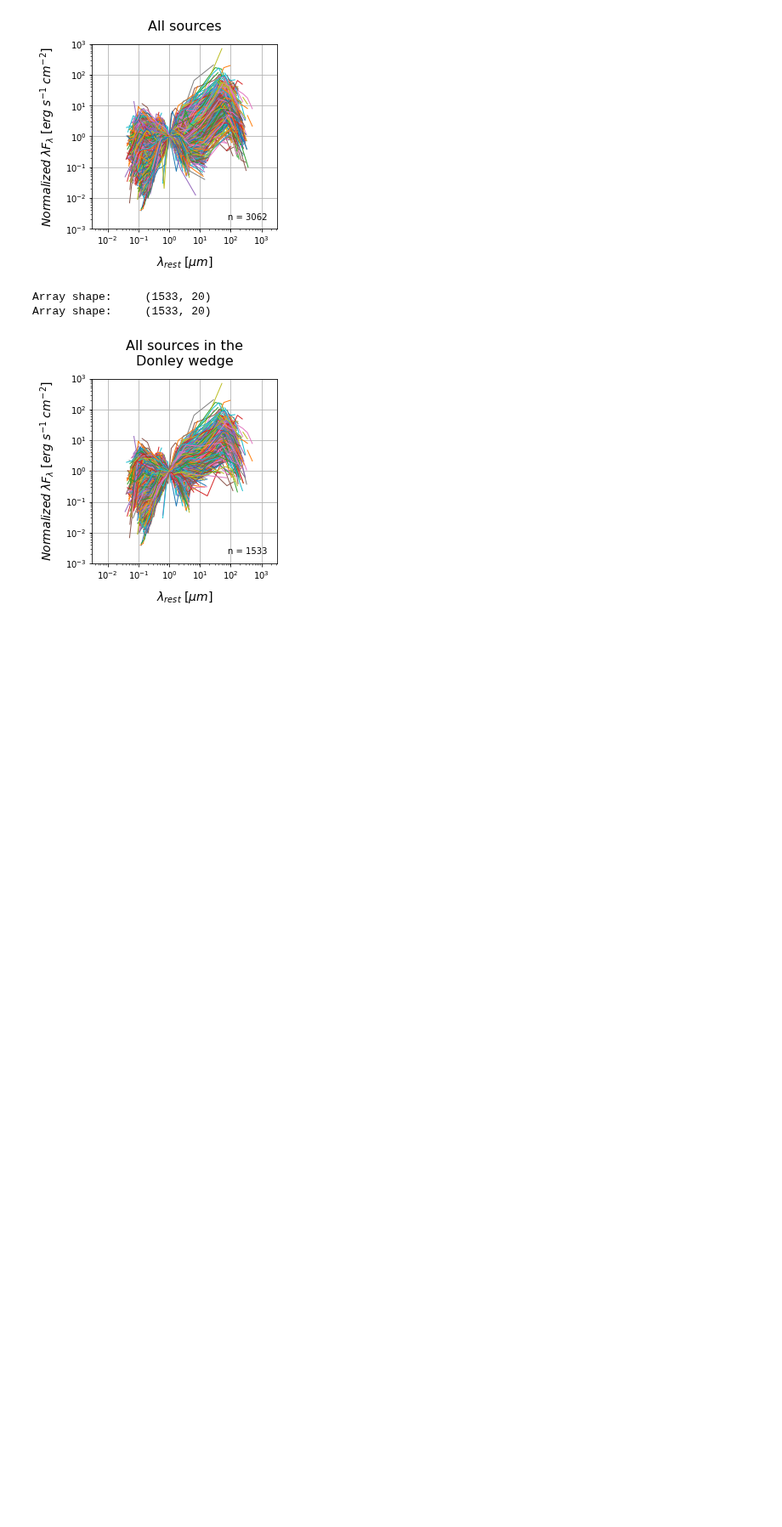
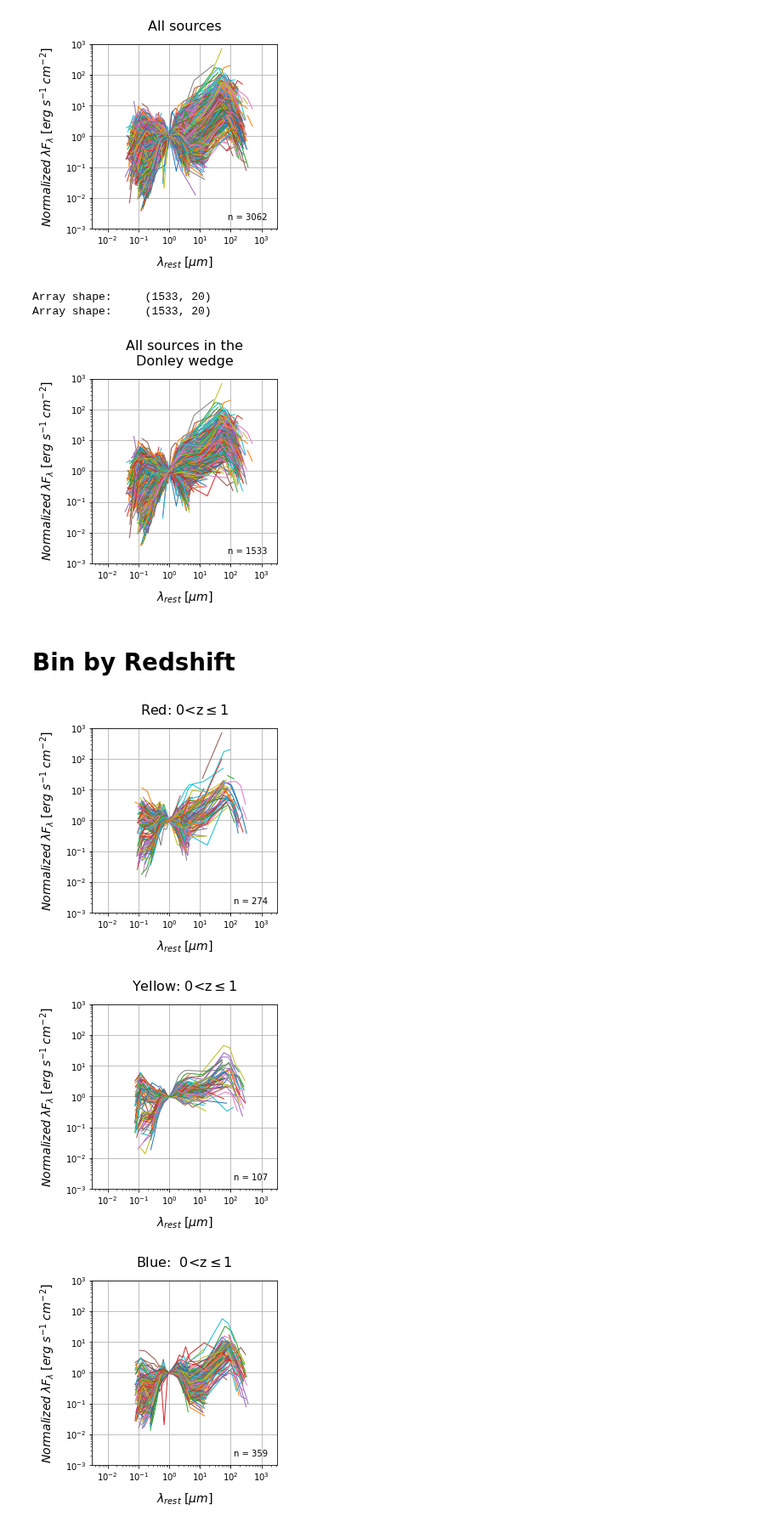
Before and after one commit to parallax-xallaraq/IfA-REU-Project, a Jupyter notebook: Code/Make_SED_RedYelBlu.ipynb, the cells around one changed output. Shown at 85% size. Saved outputs shown, nothing was run; the diff lists cells and outputs as text; code cells hidden in the pictures; blank space fills up the shorter version.

```diff
--- a/Code/Make_SED_RedYelBlu.ipynb
+++ b/Code/Make_SED_RedYelBlu.ipynb
@@ -183,3 +183,36 @@ Array shape:     (1533, 20)
 SED.PlotSED(don_lamR_A, don_lamFlam_ergscm2_norm, save=path_fig+'\COSMOS_SED_don.png', title='All sources in the\nDonley wedge')
 # %% [output]
 [figure]
+# %% [markdown]
+# Bin by Redshift
+# %%
+def BinZ_Mask(z) :
+    bin_z = np.array([
+        (z > 0.0) & (z <= 1.0),
+        (z > 1.0) & (z <= 2.0),
+        (z > 2.0)
+    ])
+    return bin_z
+# %%
+# bin
+red_z_bin_Mask = BinZ_Mask(red_z)
+yes_z_bin_Mask = BinZ_Mask(yel_z)
+blu_z_bin_Mask = BinZ_Mask(blu_z)
+# %%
+# get rest wavelengths for sources betwee 0<z<1
+red_lamR_A_z01 = red_lamR_A[red_z_bin_Mask[0]]
+yel_lamR_A_z01 = yel_lamR_A[yes_z_bin_Mask[0]]
+blu_lamR_A_z01 = blu_lamR_A[blu_z_bin_Mask[0]]
+# get energy density for sources betwee 0<z<1
+red_lamFlam_ergscm2_norm_z01 = red_lamFlam_ergscm2_norm[red_z_bin_Mask[0]]
+yel_lamFlam_ergscm2_norm_z01 = yel_lamFlam_ergscm2_norm[yes_z_bin_Mask[0]]
+blu_lamFlam_ergscm2_norm_z01 = blu_lamFlam_ergscm2_norm[blu_z_bin_Mask[0]]
+# %%
+# plot SEDs for 0<z<1
+SED.PlotSED(red_lamR_A_z01, red_lamFlam_ergscm2_norm_z01, save=path_fig+'\COSMOS_SED_red_0z1.png', title='Red: 0<z$\leq$1')
+SED.PlotSED(yel_lamR_A_z01, yel_lamFlam_ergscm2_norm_z01, save=path_fig+'\COSMOS_SED_yel_0z1.png', title='Yellow: 0<z$\leq$1')
+SED.PlotSED(blu_lamR_A_z01, blu_lamFlam_ergscm2_norm_z01, save=path_fig+'\COSMOS_SED_blu_0z1.png', title='Blue:  0<z$\leq$1')
+# %% [output]
+[figure, added]
+[figure, added]
+[figure, added]
```
Also changed, not shown: parts of 4 cells of this notebook, 9 other files.
